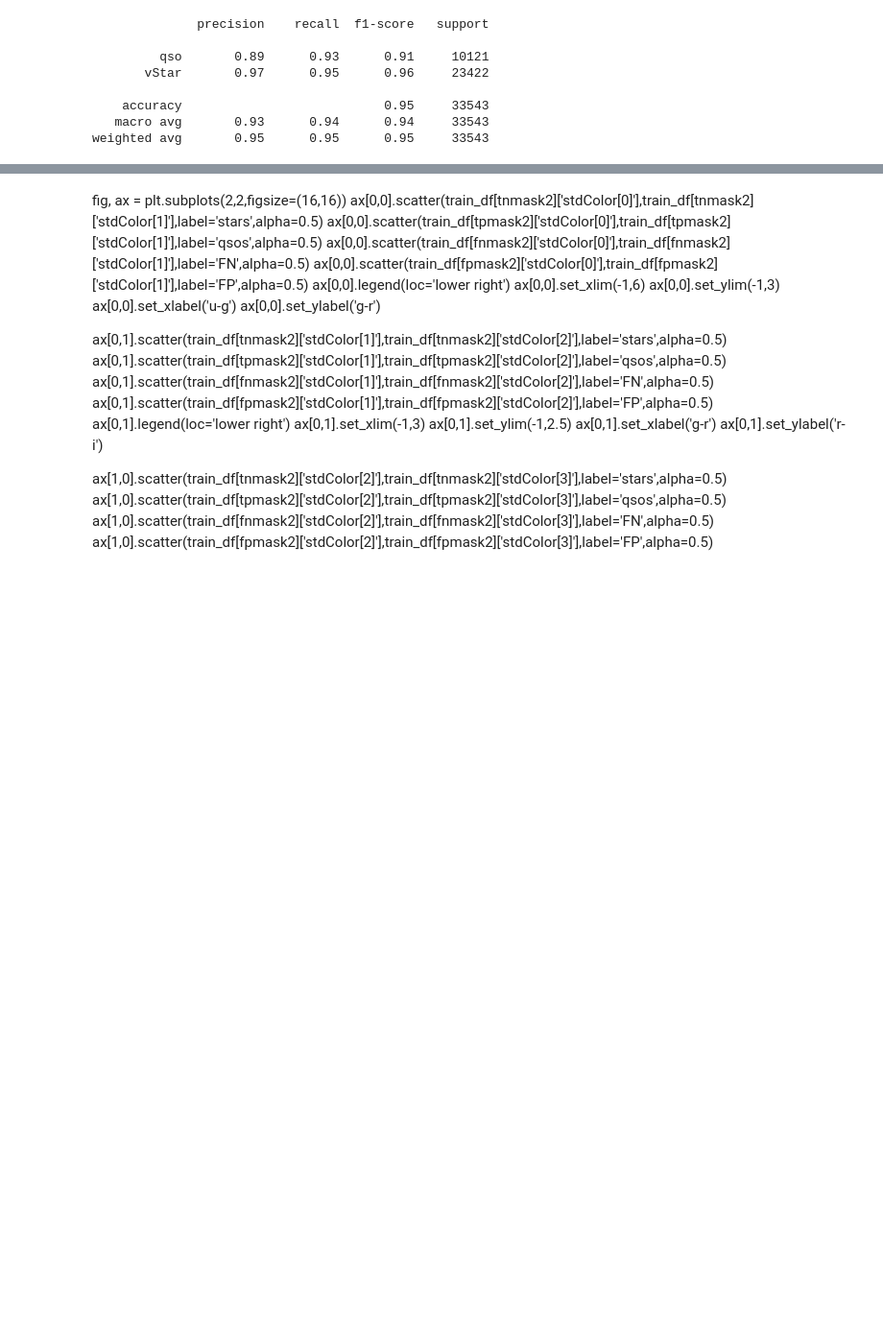
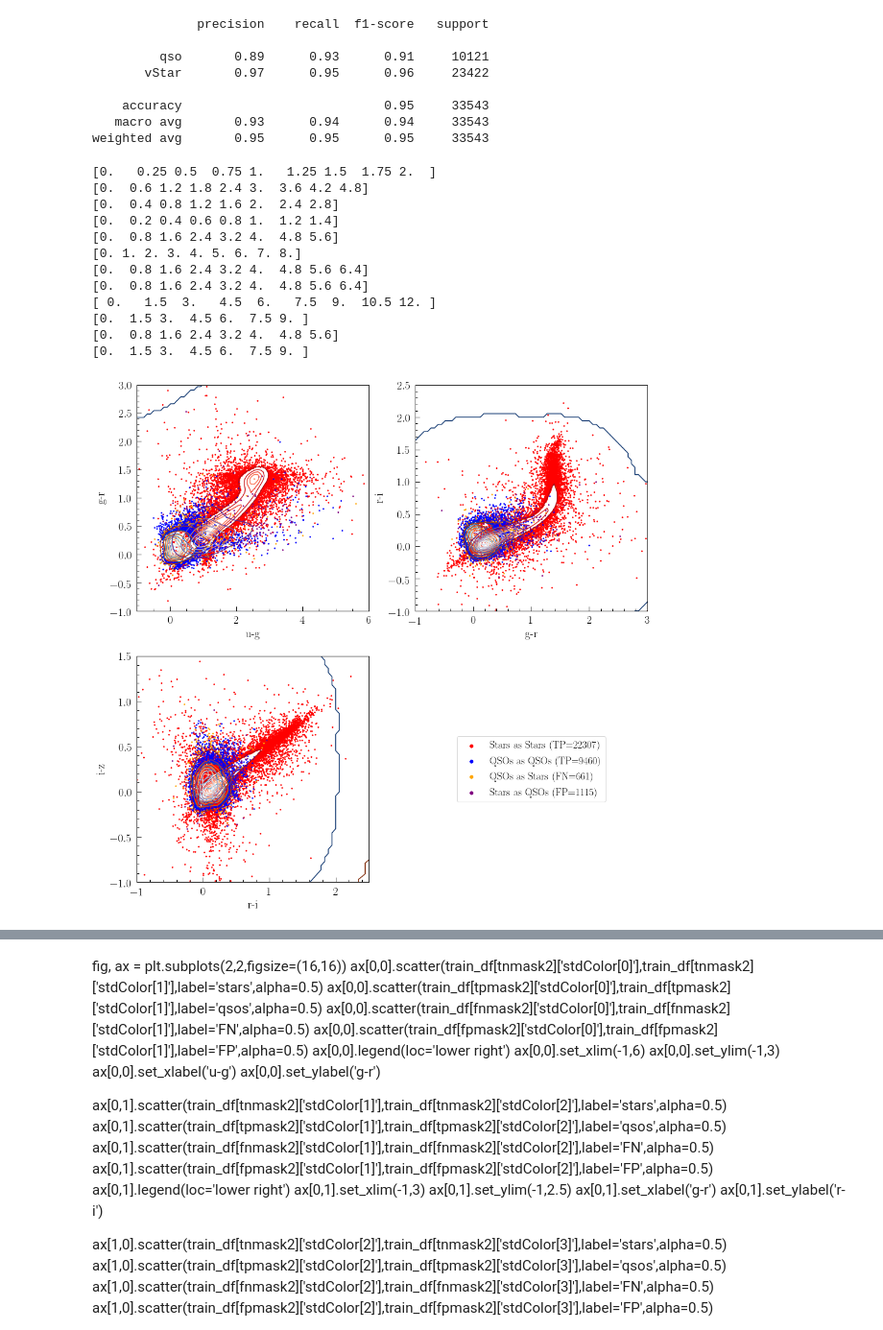
Before and after one commit to RichardsGroup/LSST_training, a Jupyter notebook: Script_NBs/02_AGN_classification_example-gtrtest.ipynb, the cells around one changed output, grey strips where cells are left out. Shown at 96% size. Drawn from its saved outputs; the diff is of its cells as text; code cells hidden in the pictures; blank space fills up the shorter version.

```diff
--- a/Script_NBs/02_AGN_classification_example-gtrtest.ipynb
+++ b/Script_NBs/02_AGN_classification_example-gtrtest.ipynb
@@ -633,34 +635,49 @@ for i, axis in enumerate(ax.ravel()):
         contour_scatter(train_df[tnmask2]['stdColor[0]'], train_df[tnmask2]['stdColor[1]'], lims=limsugr, levels=levels, nlevel=nlevel, cmap='Reds_r', color='red', kwargs_plot={'rasterized':True, 's':3}, ax=axis)
         contour_scatter(train_df[tpmask2]['stdColor[0]'], train_df[tpmask2]['stdColor[1]'], lims=limsugr, levels=levels, nlevel=nlevel, cmap='Blues_r', color='blue', kwargs_plot={'rasterized':True, 's':3}, ax=axis)
         contour_scatter(train_df[fpmask2]['stdColor[0]'], train_df[fpmask2]['stdColor[1]'], lims=limsugr, levels=levels, nlevel=nlevel, cmap='Oranges_r', color='orange', kwargs_plot={'rasterized':True, 's':3}, ax=axis)
         contour_scatter(train_df[fnmask2]['stdColor[0]'], train_df[fnmask2]['stdColor[1]'], lims=limsugr, levels=levels, nlevel=nlevel, cmap='Purples_r', color='purple', kwargs_plot={'rasterized':True, 's':3}, ax=axis)
+        axis.scatter(train_df[fpmask2]['stdColor[0]'], train_df[fpmask2]['stdColor[1]'],color='cyan',s=3)
         axis.set_xlim(-1,6)
         axis.set_ylim(-1,3)
         axis.set_xlabel('u-g')
         axis.set_ylabel('g-r')
 
     if i==1:
         contour_scatter(train_df[tnmask2]['stdColor[1]'], train_df[tnmask2]['stdColor[2]'], lims=limsgri, levels=levels, nlevel=nlevel, cmap='Reds_r', color='red', kwargs_plot={'rasterized':True, 's':3}, ax=axis)
         contour_scatter(train_df[tpmask2]['stdColor[1]'], train_df[tpmask2]['stdColor[2]'], lims=limsgri, levels=levels, nlevel=nlevel, cmap='Blues_r', color='blue', kwargs_plot={'rasterized':True, 's':3}, ax=axis)
-        contour_scatter(train_df[fpmask2]['stdColor[1]'], train_df[fpmask2]['stdColor[2]'], lims=limsugr, levels=levels, nlevel=nlevel, cmap='Oranges_r', color='orange', kwargs_plot={'rasterized':True, 's':3}, ax=axis)
-        contour_scatter(train_df[fnmask2]['stdColor[1]'], train_df[fnmask2]['stdColor[2]'], lims=limsugr, levels=levels, nlevel=nlevel, cmap='Purples_r', color='purple', kwargs_plot={'rasterized':True, 's':3}, ax=axis)
+        contour_scatter(train_df[fpmask2]['stdColor[1]'], train_df[fpmask2]['stdColor[2]'], lims=limsgri, levels=levels, nlevel=nlevel, cmap='Oranges_r', color='orange', kwargs_plot={'rasterized':True, 's':3}, ax=axis)
+        contour_scatter(train_df[fnmask2]['stdColor[1]'], train_df[fnmask2]['stdColor[2]'], lims=limsgri, levels=levels, nlevel=nlevel, cmap='Purples_r', color='purple', kwargs_plot={'rasterized':True, 's':3}, ax=axis)
         axis.set_xlim(-1,3)
         axis.set_ylim(-1,2.5)
         axis.set_xlabel('g-r')
         axis.set_ylabel('r-i')
 
     if i==2:
         contour_scatter(train_df[tnmask2]['stdColor[2]'], train_df[tnmask2]['stdColor[3]'], lims=limsriz, levels=levels, nlevel=nlevel, cmap='Reds_r', color='red', kwargs_plot={'rasterized':True, 's':3}, ax=axis)
         contour_scatter(train_df[tpmask2]['stdColor[2]'], train_df[tpmask2]['stdColor[3]'], lims=limsriz, levels=levels, nlevel=nlevel, cmap='Blues_r', color='blue', kwargs_plot={'rasterized':True, 's':3}, ax=axis)
-        contour_scatter(train_df[fpmask2]['stdColor[2]'], train_df[fpmask2]['stdColor[3]'], lims=limsugr, levels=levels, nlevel=nlevel, cmap='Oranges_r', color='orange', kwargs_plot={'rasterized':True, 's':3}, ax=axis)
-        contour_scatter(train_df[fnmask2]['stdColor[2]'], train_df[fnmask2]['stdColor[3]'], lims=limsugr, levels=levels, nlevel=nlevel, cmap='Purples_r', color='purple', kwargs_plot={'rasterized':True, 's':3}, ax=axis)
+        contour_scatter(train_df[fpmask2]['stdColor[2]'], train_df[fpmask2]['stdColor[3]'], lims=limsriz, levels=levels, nlevel=nlevel, cmap='Oranges_r', color='orange', kwargs_plot={'rasterized':True, 's':3}, ax=axis)
+        contour_scatter(train_df[fnmask2]['stdColor[2]'], train_df[fnmask2]['stdColor[3]'], lims=limsriz, levels=levels, nlevel=nlevel, cmap='Purples_r', color='purple', kwargs_plot={'rasterized':True, 's':3}, ax=axis)
         axis.set_xlim(-1,2.5)
         axis.set_ylim(-1,1.5)
         axis.set_xlabel('r-i')
         axis.set_ylabel('i-z')
 
     if i==3:
         axis.set_axis_off()
         handles = [plt.scatter([], [], color='red', s=30),plt.scatter([],[],color='blue',s=30),plt.scatter([],[],color='orange',s=30),plt.scatter([],[],color='purple',s=30)]
         labels  = ['Stars as Stars (TP='+str(tnmask2.sum())+')', 'QSOs as QSOs (TP='+str(tpmask2.sum())+')', 'QSOs as Stars (FN='+str(fnmask2.sum())+')', 'Stars as QSOs (FP='+str(fpmask2.sum())+')']
         legend = axis.legend(handles, labels, loc='center')
+# %% [output]
+[0.   0.25 0.5  0.75 1.   1.25 1.5  1.75 2.  ]
+[0.  0.6 1.2 1.8 2.4 3.  3.6 4.2 4.8]
+[0.  0.4 0.8 1.2 1.6 2.  2.4 2.8]
+[0.  0.2 0.4 0.6 0.8 1.  1.2 1.4]
+[0.  0.8 1.6 2.4 3.2 4.  4.8 5.6]
+[0. 1. 2. 3. 4. 5. 6. 7. 8.]
+[0.  0.8 1.6 2.4 3.2 4.  4.8 5.6 6.4]
+[0.  0.8 1.6 2.4 3.2 4.  4.8 5.6 6.4]
+[ 0.   1.5  3.   4.5  6.   7.5  9.  10.5 12. ]
+[0.  1.5 3.  4.5 6.  7.5 9. ]
+[0.  0.8 1.6 2.4 3.2 4.  4.8 5.6]
+[0.  1.5 3.  4.5 6.  7.5 9. ]
+[figure, added]
```
Also changed, not shown: parts of 42 cells of this notebook.
